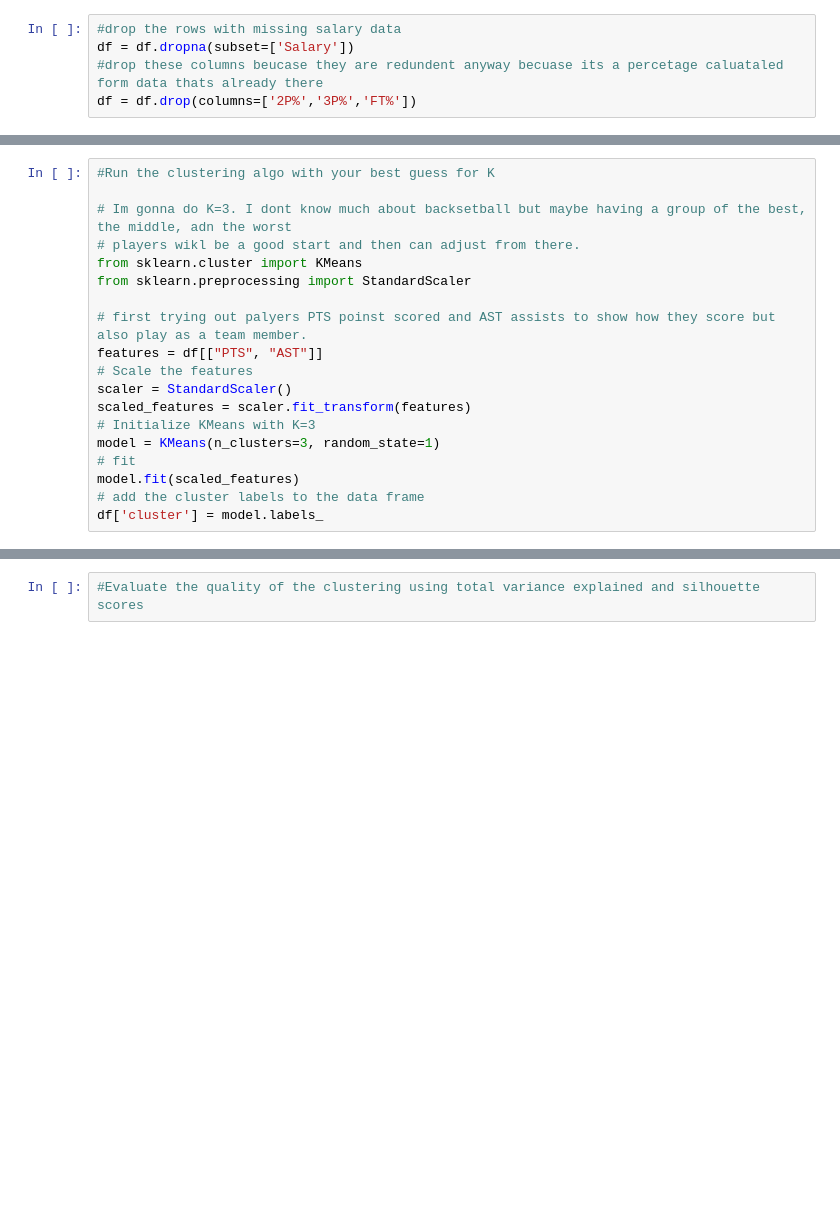
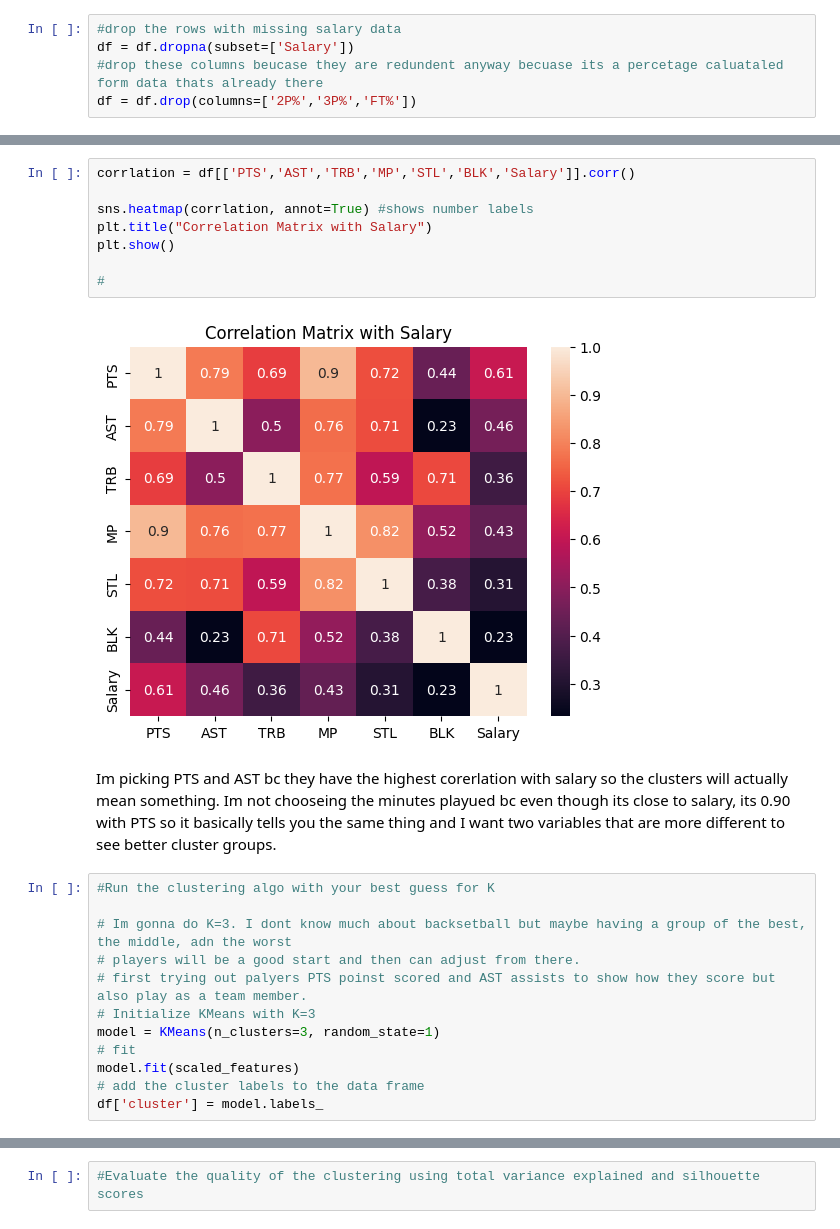
Before and after one commit to kenzkleczynski/week_6_clustering, a Jupyter notebook: Lab-Clustering.ipynb, the cells around one changed output, grey strips where cells are left out. Saved outputs shown, nothing was run; the diff lists cells and outputs as text; blank space fills up the shorter version.

```diff
--- a/Lab-Clustering.ipynb
+++ b/Lab-Clustering.ipynb
@@ -134,16 +156,21 @@ df = df.drop(columns=['2P%','3P%','FT%'])
+# %%
+corrlation = df[['PTS','AST','TRB','MP','STL','BLK','Salary']].corr()
+
+sns.heatmap(corrlation, annot=True) #shows number labels
+plt.title("Correlation Matrix with Salary")
+plt.show()
+
+#
+# %% [output]
+[figure, added]
+# %% [markdown]
+Im picking PTS and AST bc they have the highest corerlation with salary so the clusters will actually mean something. Im not chooseing the minutes playued bc even though its close to salary, its 0.90 with PTS so it basically tells you the same thing and I want two variables that are more different to see better cluster groups.
 # %%
 #Run the clustering algo with your best guess for K
 
 # Im gonna do K=3. I dont know much about backsetball but maybe having a group of the best, the middle, adn the worst
-# players wikl be a good start and then can adjust from there.
-from sklearn.cluster import KMeans
-from sklearn.preprocessing import StandardScaler
-
+# players will be a good start and then can adjust from there.
 # first trying out palyers PTS poinst scored and AST assists to show how they score but also play as a team member.
-features = df[["PTS", "AST"]]
-# Scale the features
-scaler = StandardScaler()
-scaled_features = scaler.fit_transform(features)
 # Initialize KMeans with K=3
 model = KMeans(n_clusters=3, random_state=1)
 # fit
```
Also changed, not shown: parts of 4 cells of this notebook.
